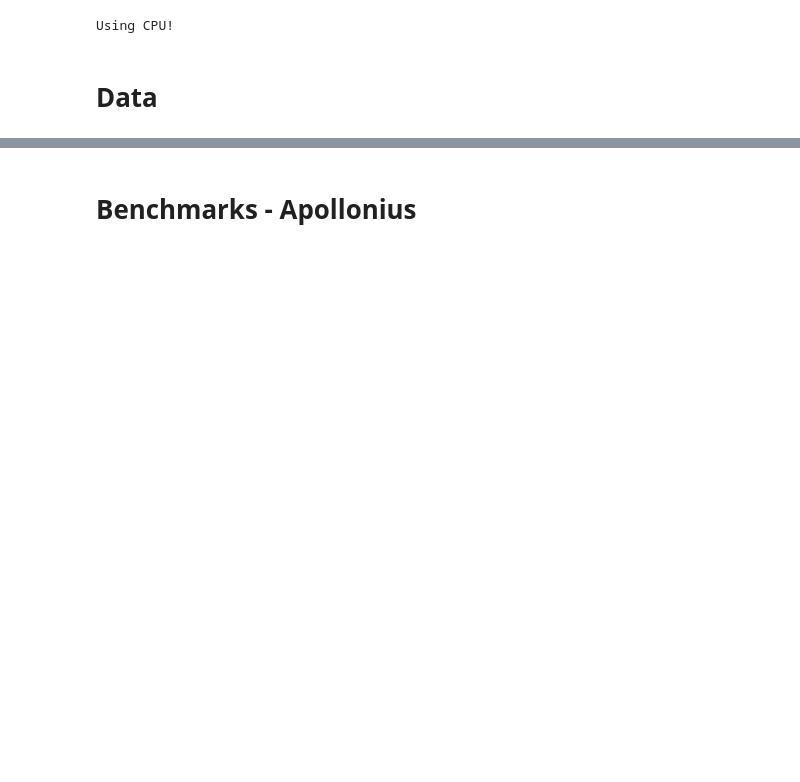
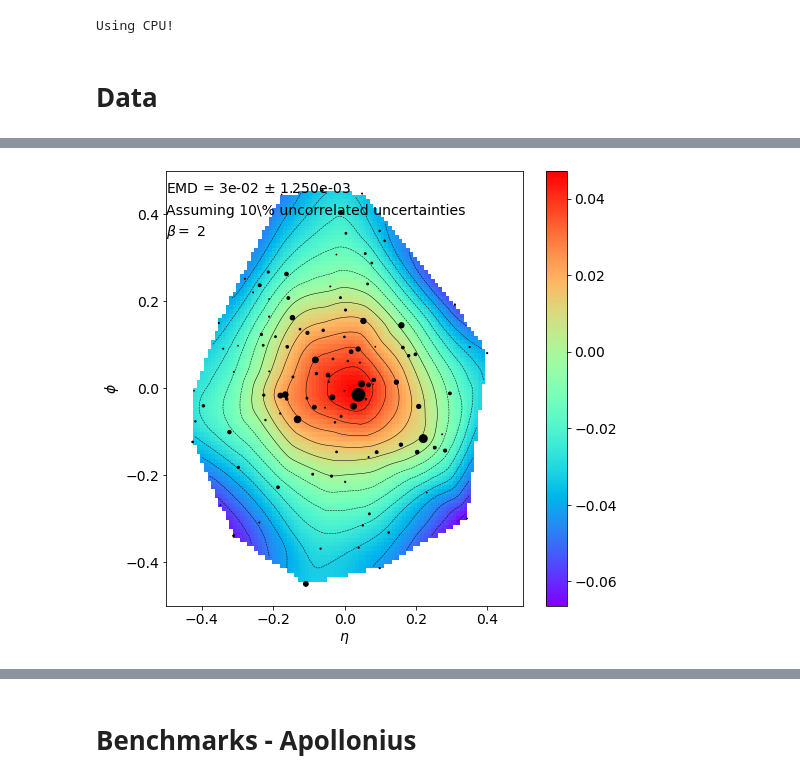
Before and after one commit to rikab/SHAPER, a Jupyter notebook: isotropy_test.ipynb, the cells around one changed output, grey strips where cells are left out. Drawn from its saved outputs; the diff is of its cells as text; code cells hidden in the pictures; blank space fills up the shorter version.

Commit message:
Isotropy Tests

```diff
--- a/isotropy_test.ipynb
+++ b/isotropy_test.ipynb
@@ -358,0 +358,7 @@ plt.show()
+# %%
+
+
+n = 16
+shaper = Shaper({"Isotropy_%d" % n : observables["Isotropy_%d" % n]}, device)
+shaper.to(device)
+signal_emds, signal_params, Fs, dxs = shaper.calculate(cms, epochs = 500, verbose=True, lr = 0.01, scaling = 0.9, epsilon = 0.001, early_stopping= 25, N = 500, return_grads=True)
@@ -358,0 +367,66 @@ plt.show()
+# %%
+from scipy.interpolate import griddata
+
+
+# Uncertainty
+i = 225
+event = cms[i]
+F = Fs["Isotropy_16"][i][:event[1].shape[0]]
+emd = signal_emds["Isotropy_16"][i]
+
+energy_uncertainty = 0.15 * event[1]
+var2 = np.sum(np.power(F,2) * np.power(energy_uncertainty,2))
+
+
+
+
+fig = plt.figure(figsize=(8, 8))
+ax = fig.add_subplot(111)
+plt.rcParams['font.size'] = '14'
+
+
+
+xi = np.linspace(-R, R, 100)
+yi = np.linspace(-R, R, 100)
+xi, yi = np.meshgrid(xi, yi)
+zi = griddata((event[0][:,0],event[0][:,1]), F, (xi, yi),method='cubic')
+
+# ax.scatter(event[0][:,0],event[0][:,1], color = "black", alpha = abs(F) / max(abs(F)))
+plt.contour(xi, yi, zi, 15, colors = "k", linewidths = 0.5)
+plt.pcolormesh(xi, yi, zi, cmap = plt.get_cmap("rainbow"))
+
+
+ax.scatter(event[0][:,0],event[0][:,1], color = "black", s = 1000* event[1] /sum(event[1]))
+
+plt.colorbar()
+# plt.scatter(x, y, marker = 'o', c = 'b', s = 10, zorder = 10)
+plt.xlim(-R, R)
+plt.ylim(-R, R)
+plt.text(-0.5, 0.45, "EMD = %.e $\pm$ %.3e" % (emd, np.sqrt(var2)))
+plt.text(-0.5, 0.40, "Assuming 10\% uncorrelated uncertainties")
+plt.text(-0.5, 0.35, r"$\beta = $ %d" % beta)
+
+plt.xlabel(r"$\eta$")
+plt.ylabel(r"$\phi$")
+# plt.zlabel(r"$F = \nabla_z$EMD")
+
+plt.savefig("Example_Gradient.pdf")
+plt.show()
+
+
+
+# print(F.shape)
+# N = int(np.sqrt(len(F)))
+# F = F.view(N, N)
+# F = np.nan_to_num(F)
+
+# # And display it with contour lines:
+# # levels = np.linspace(-1, 1, nlines)
+# ax.contourf(
+#     F,
+#     origin="lower",
+#     linewidths=2.0,
+#     colors="jet",
+# )
+# %% [output]
+[figure, added]
```
Also changed, not shown: parts of 9 cells of this notebook, 2 other files.
